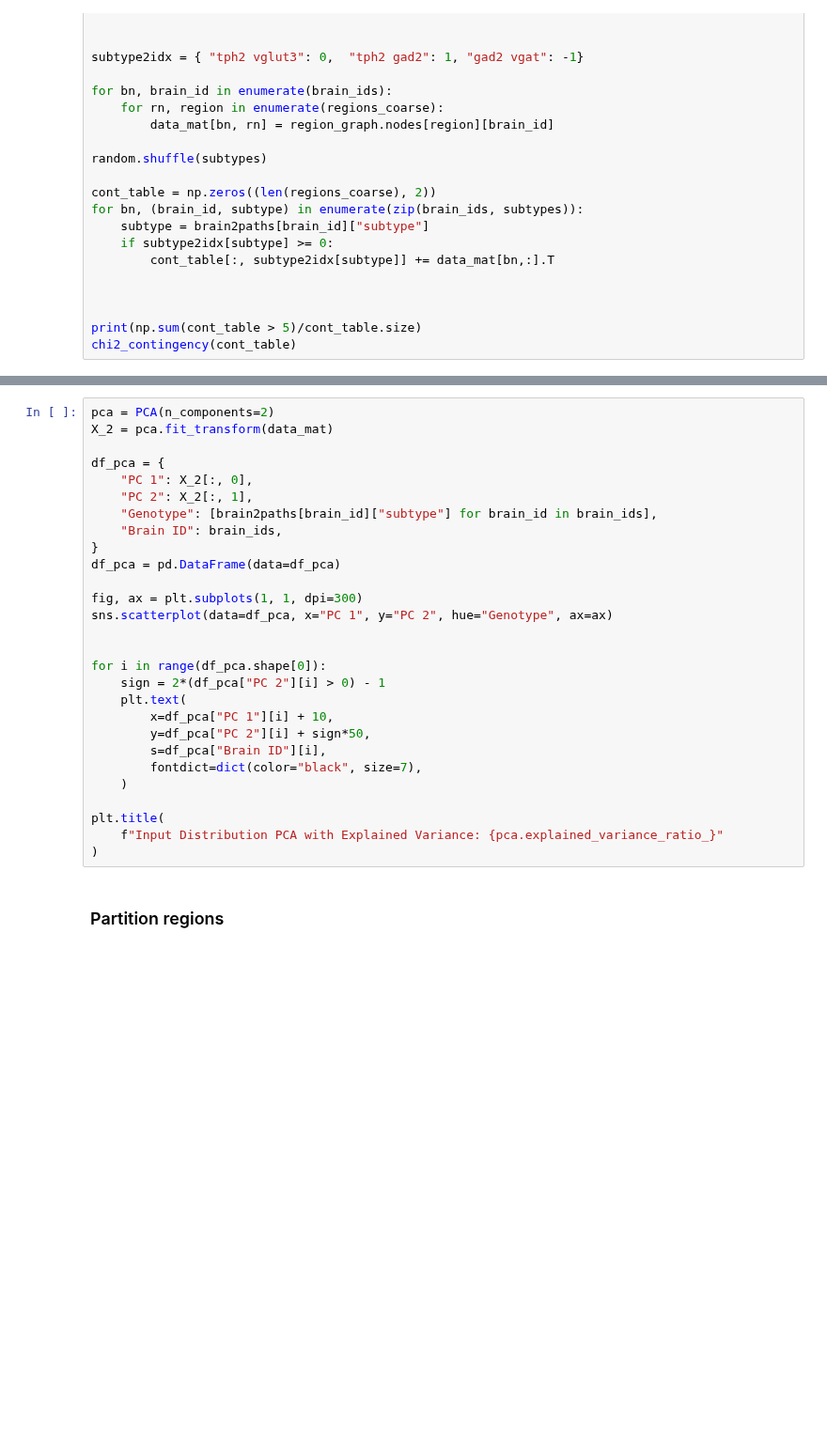
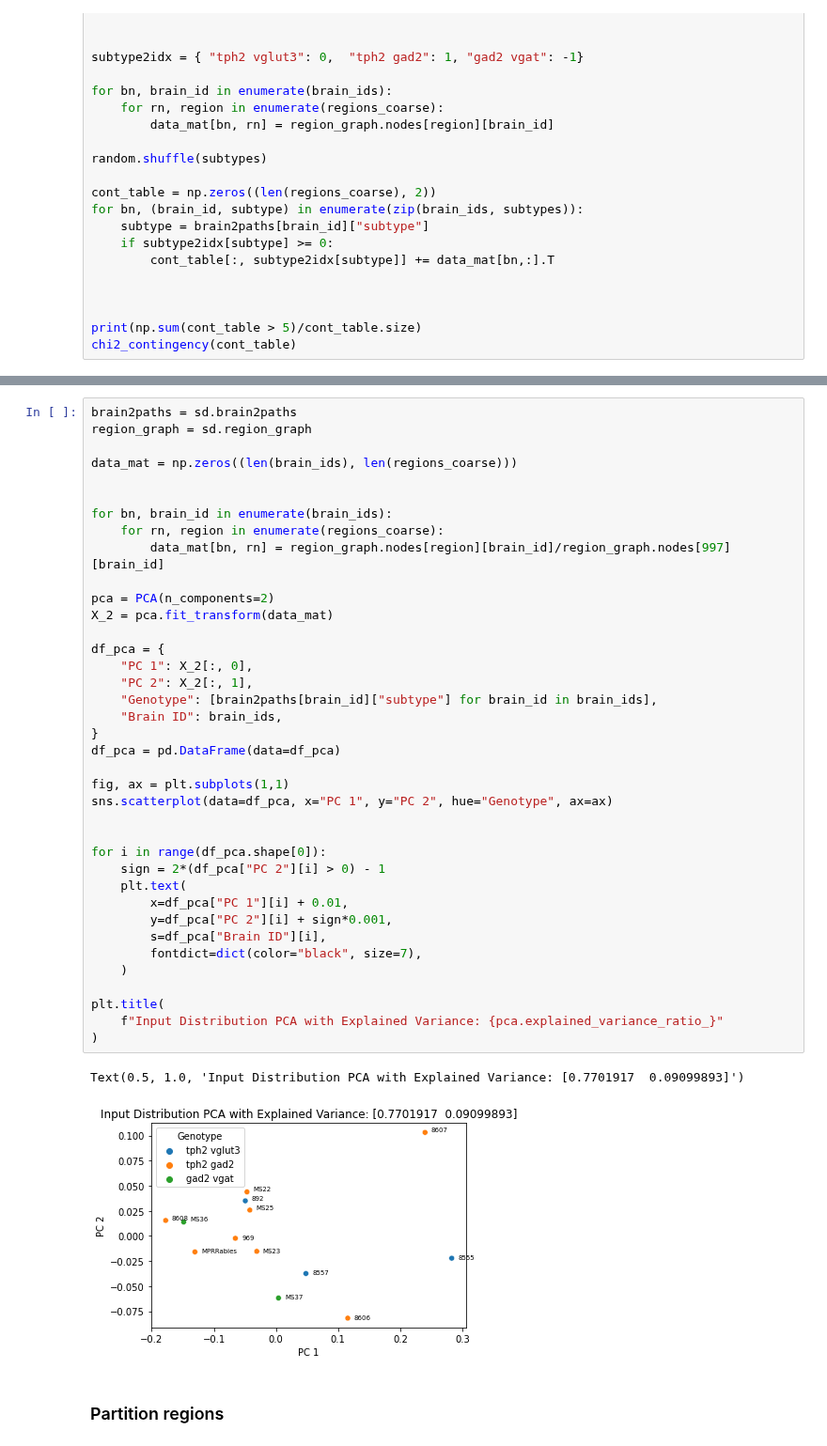
Before and after one commit to neurodata/brainlit, a Jupyter notebook: experiments/BrainLine/soma_analysis.ipynb, the cells around one changed output, grey strips where cells are left out. Shown at 94% size. Saved outputs shown, nothing was run; the diff lists cells and outputs as text; blank space fills up the shorter version.

```diff
--- a/experiments/BrainLine/soma_analysis.ipynb
+++ b/experiments/BrainLine/soma_analysis.ipynb
@@ -739,31 +730,44 @@ chi2_contingency(cont_table)
 # %%
+brain2paths = sd.brain2paths
+region_graph = sd.region_graph
+
+data_mat = np.zeros((len(brain_ids), len(regions_coarse)))
+
+
+for bn, brain_id in enumerate(brain_ids):
+    for rn, region in enumerate(regions_coarse):
+        data_mat[bn, rn] = region_graph.nodes[region][brain_id]/region_graph.nodes[997][brain_id]
+
 pca = PCA(n_components=2)
 X_2 = pca.fit_transform(data_mat)
 
 df_pca = {
     "PC 1": X_2[:, 0],
     "PC 2": X_2[:, 1],
     "Genotype": [brain2paths[brain_id]["subtype"] for brain_id in brain_ids],
     "Brain ID": brain_ids,
 }
 df_pca = pd.DataFrame(data=df_pca)
 
-fig, ax = plt.subplots(1, 1, dpi=300)
+fig, ax = plt.subplots(1,1)
 sns.scatterplot(data=df_pca, x="PC 1", y="PC 2", hue="Genotype", ax=ax)
 
 
 for i in range(df_pca.shape[0]):
     sign = 2*(df_pca["PC 2"][i] > 0) - 1
     plt.text(
-        x=df_pca["PC 1"][i] + 10,
-        y=df_pca["PC 2"][i] + sign*50,
+        x=df_pca["PC 1"][i] + 0.01,
+        y=df_pca["PC 2"][i] + sign*0.001,
         s=df_pca["Brain ID"][i],
         fontdict=dict(color="black", size=7),
     )
 
 plt.title(
     f"Input Distribution PCA with Explained Variance: {pca.explained_variance_ratio_}"
 )
+# %% [output]
+Text(0.5, 1.0, 'Input Distribution PCA with Explained Variance: [0.7701917  0.09099893]')
+[figure, added]
 # %% [markdown]
 ### Partition regions
 # %%
```
Also changed, not shown: parts of 10 cells of this notebook, 2 other files.
